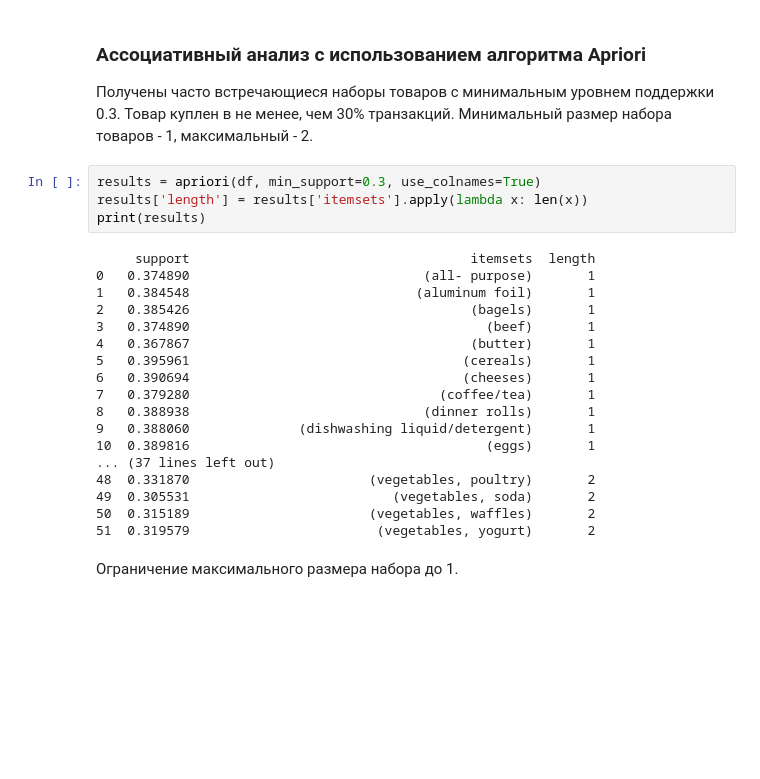
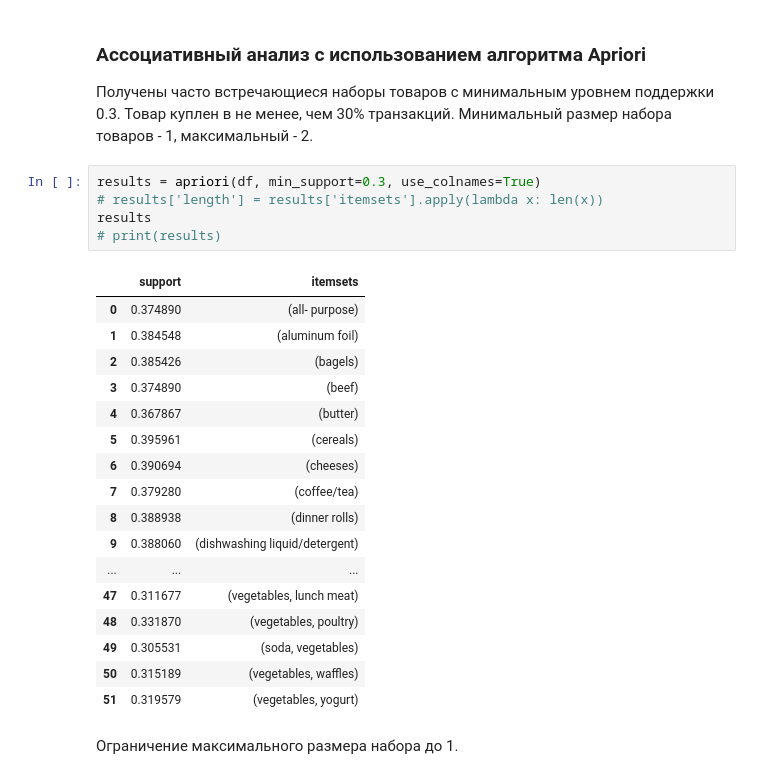
Before and after one commit to kinekt2000/ML2021, a Jupyter notebook: Labs/Lab3/Lab-3.ipynb, the cells around one changed output. Cells and saved outputs as stored; diff of their text form; blank space fills up the shorter version.

```diff
--- a/Labs/Lab3/Lab-3.ipynb
+++ b/Labs/Lab3/Lab-3.ipynb
@@ -104,26 +104,27 @@ df
 Получены часто встречающиеся наборы товаров с минимальным уровнем поддержки 0.3. Товар куплен в не менее, чем 30% транзакций. Минимальный размер набора товаров - 1, максимальный - 2.
 # %%
 results = apriori(df, min_support=0.3, use_colnames=True)
-results['length'] = results['itemsets'].apply(lambda x: len(x))
-print(results)
+# results['length'] = results['itemsets'].apply(lambda x: len(x))
+results
+# print(results)
 # %% [output]
-     support                                    itemsets  length
-0   0.374890                              (all- purpose)       1
-1   0.384548                             (aluminum foil)       1
-2   0.385426                                    (bagels)       1
-3   0.374890                                      (beef)       1
-4   0.367867                                    (butter)       1
-5   0.395961                                   (cereals)       1
-6   0.390694                                   (cheeses)       1
-7   0.379280                                (coffee/tea)       1
-8   0.388938                              (dinner rolls)       1
-9   0.388060              (dishwashing liquid/detergent)       1
-10  0.389816                                      (eggs)       1
-... (37 lines left out)
-48  0.331870                       (vegetables, poultry)       2
-49  0.305531                          (vegetables, soda)       2
-50  0.315189                       (vegetables, waffles)       2
-51  0.319579                        (vegetables, yogurt)       2
+|  | support | itemsets |
+| 0 | 0.374890 | (all- purpose) |
+| 1 | 0.384548 | (aluminum foil) |
+| 2 | 0.385426 | (bagels) |
+| 3 | 0.374890 | (beef) |
+| 4 | 0.367867 | (butter) |
+| 5 | 0.395961 | (cereals) |
+| 6 | 0.390694 | (cheeses) |
+| 7 | 0.379280 | (coffee/tea) |
+| 8 | 0.388938 | (dinner rolls) |
+| 9 | 0.388060 | (dishwashing liquid/detergent) |
+| ... | ... | ... |
+| 47 | 0.311677 | (vegetables, lunch meat) |
+| 48 | 0.331870 | (vegetables, poultry) |
+| 49 | 0.305531 | (soda, vegetables) |
+| 50 | 0.315189 | (vegetables, waffles) |
+| 51 | 0.319579 | (vegetables, yogurt) |
 # %% [markdown]
 Ограничение максимального размера набора до 1.
 # %%
```
Also changed, not shown: parts of 7 cells of this notebook.
